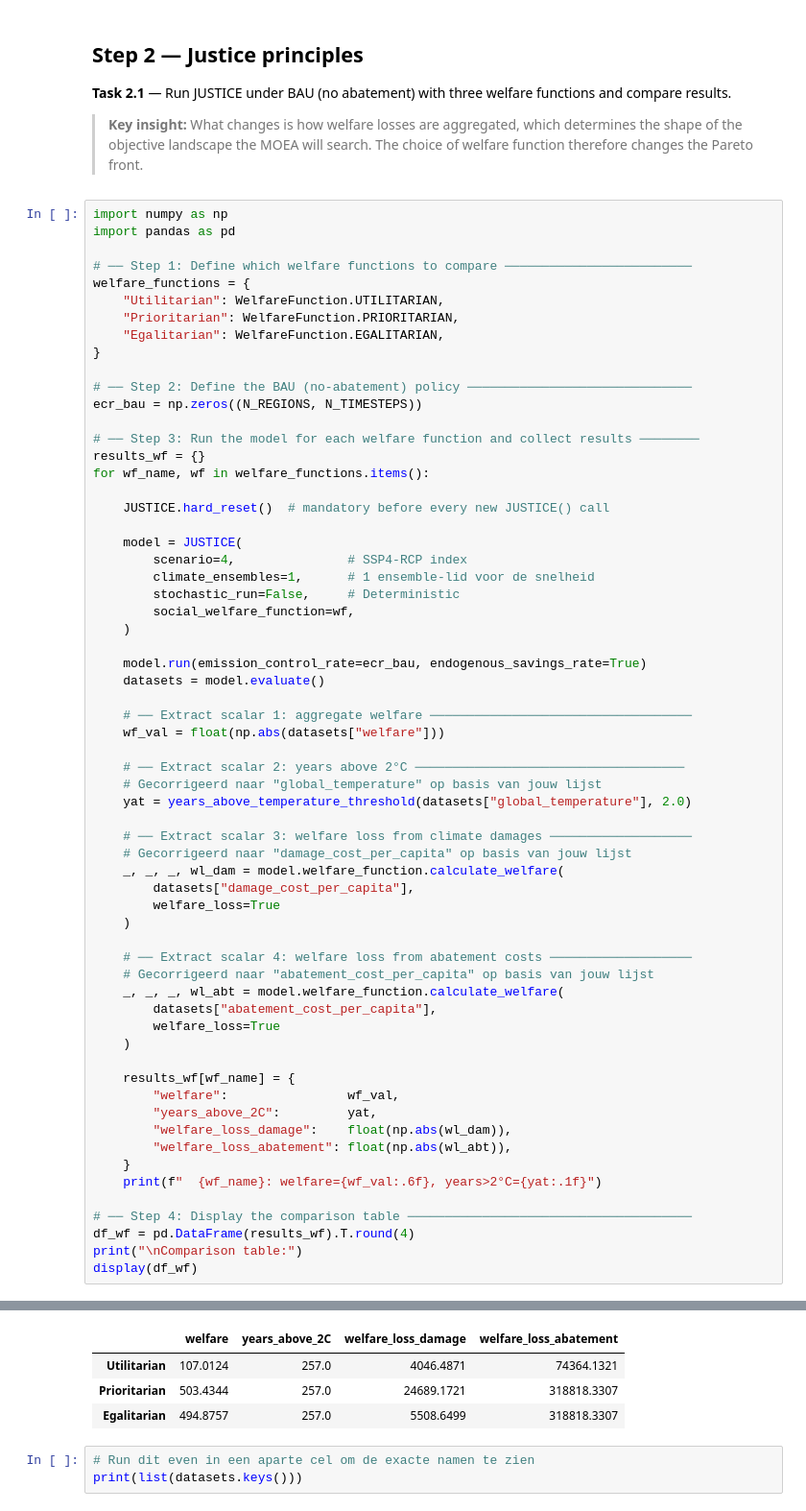
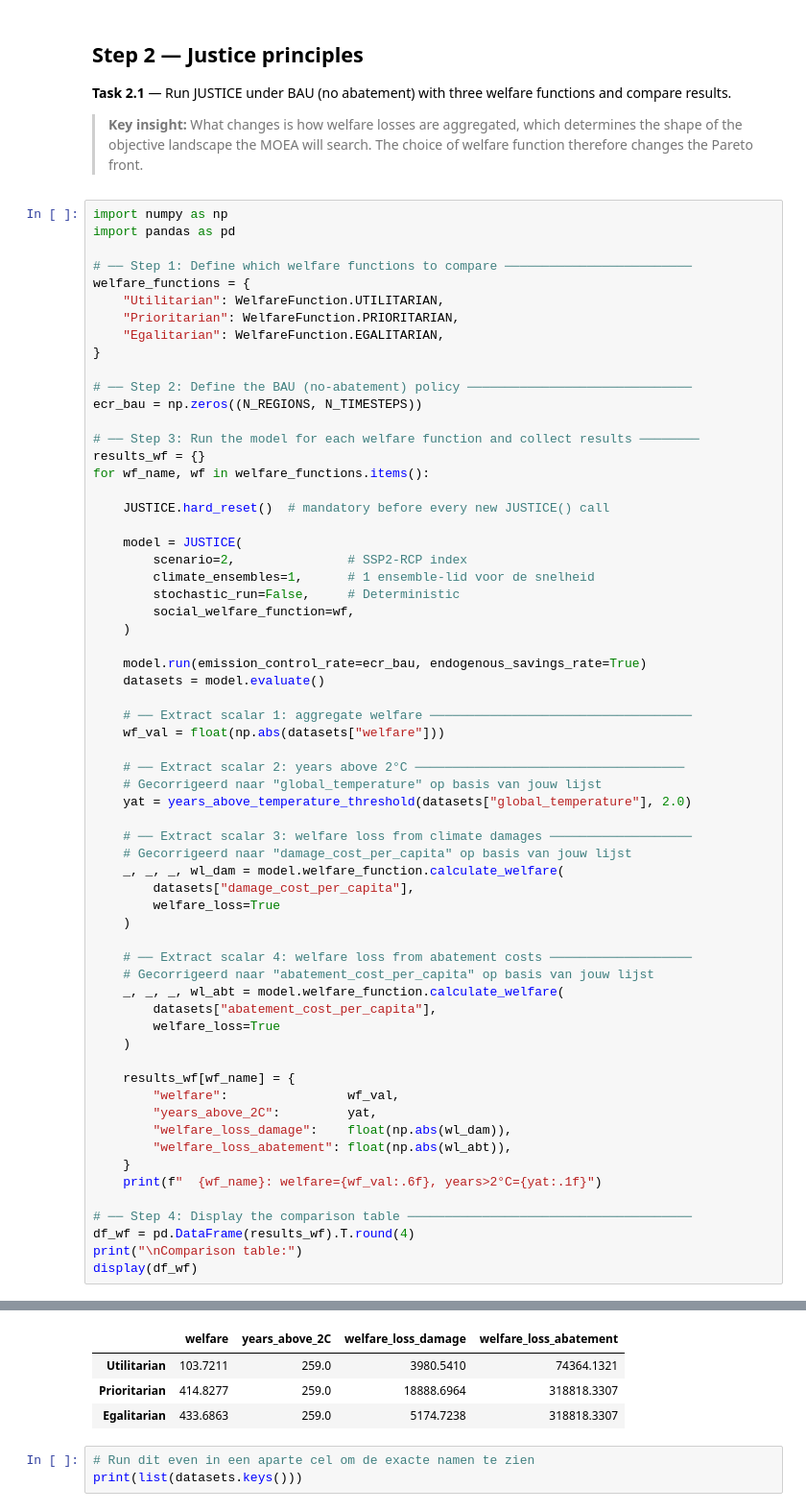
Before and after one commit to finnmaingay-hub/epa141a, a Jupyter notebook: assignments_ema/assignment_04_problem_formulation_finn.ipynb, the cells around one changed output, grey strips where cells are left out. Shown at 96% size. Saved outputs shown, nothing was run; the diff lists cells and outputs as text.

```diff
--- a/assignments_ema/assignment_04_problem_formulation_finn.ipynb
+++ b/assignments_ema/assignment_04_problem_formulation_finn.ipynb
@@ -281,7 +281,7 @@ for wf_name, wf in welfare_functions.items():
     JUSTICE.hard_reset()  # mandatory before every new JUSTICE() call
 
     model = JUSTICE(
-        scenario=4,               # SSP4-RCP index
+        scenario=2,               # SSP2-RCP index
         climate_ensembles=1,      # 1 ensemble-lid voor de snelheid
         stochastic_run=False,     # Deterministic
         social_welfare_function=wf,
@@ -330,9 +330,9 @@ display(df_wf)
 
 Comparison table:
 |  | welfare | years_above_2C | welfare_loss_damage | welfare_loss_abatement |
-| Utilitarian | 107.0124 | 257.0 | 4046.4871 | 74364.1321 |
-| Prioritarian | 503.4344 | 257.0 | 24689.1721 | 318818.3307 |
-| Egalitarian | 494.8757 | 257.0 | 5508.6499 | 318818.3307 |
+| Utilitarian | 103.7211 | 259.0 | 3980.5410 | 74364.1321 |
+| Prioritarian | 414.8277 | 259.0 | 18888.6964 | 318818.3307 |
+| Egalitarian | 433.6863 | 259.0 | 5174.7238 | 318818.3307 |
 # %%
 # Run dit even in een aparte cel om de exacte namen te zien
 print(list(datasets.keys()))
```
Also changed, not shown: parts of 2 cells of this notebook, 1 other file.
